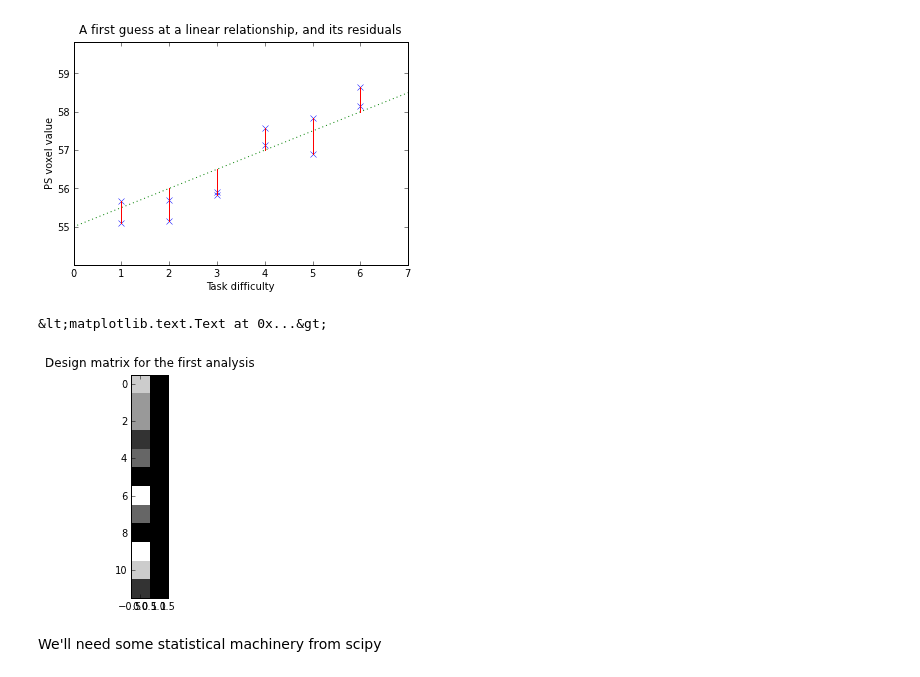
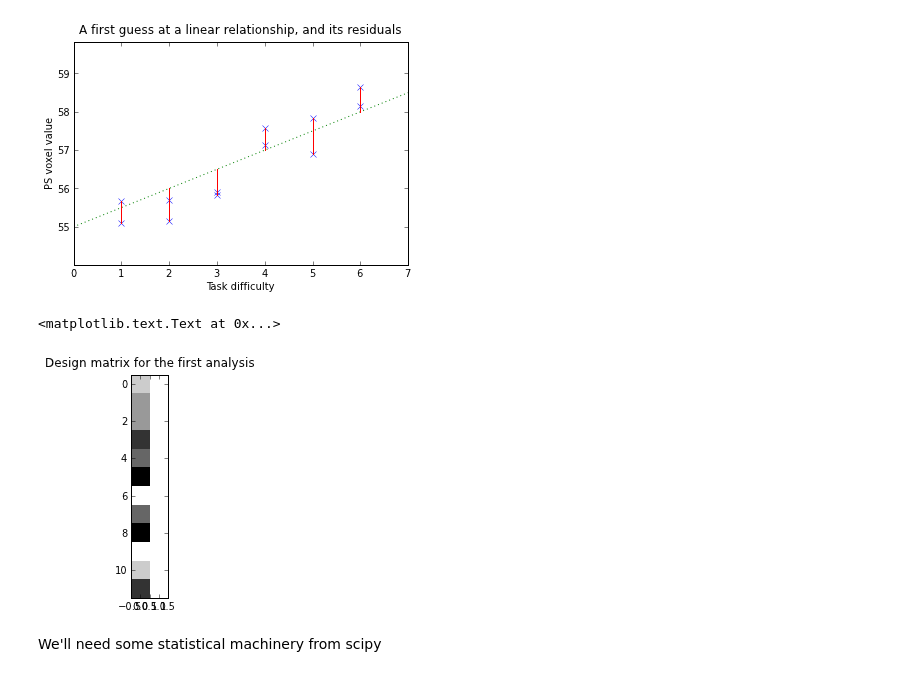
Before and after one commit to fperez/nipy-notebooks, a Jupyter notebook: principles_statistics.ipynb, the cells around one changed output. Saved outputs shown, nothing was run; the diff lists cells and outputs as text; code cells hidden in the pictures.

Commit message:
adding the scaling of the design matrix

```diff
--- a/principles_statistics.ipynb
+++ b/principles_statistics.ipynb
@@ -156,20 +54,6 @@ title('A first guess at a linear relationship, and its residuals');
 # %%
-# residuals from guess slope
-guessRes = Y - guessPts
-
-# design matrix, df
-X  = np.column_stack([ourcov, ones(nimgs)])
-df = nimgs - np.linalg.matrix_rank(X)
-
-# mean SoS for guess slope
-guessRSS = (guessRes**2).sum() / df
-
-# show design matrix
-figure
-plt.gray()
-imshow(X, interpolation='nearest')
-title('Design matrix for the first analysis')
+# residuals from guess slopeguessRes = Y - guessPts# design matrix, dfX  = np.column_stack([ourcov, ones(nimgs)])df = nimgs - np.linalg.matrix_rank(X)# mean SoS for guess slopeguessRSS = (guessRes**2).sum() / df# show design matrixfigure()plt.gray()imshow(scale_design_mtx(X), interpolation='nearest')title('Design matrix for the first analysis')
 # %% [output]
-&lt;matplotlib.text.Text at 0x...&gt;
+<matplotlib.text.Text at 0x...>
-[figure, old version]
+[figure, new version]
 # %%
```
Also changed, not shown: parts of 20 cells of this notebook.
